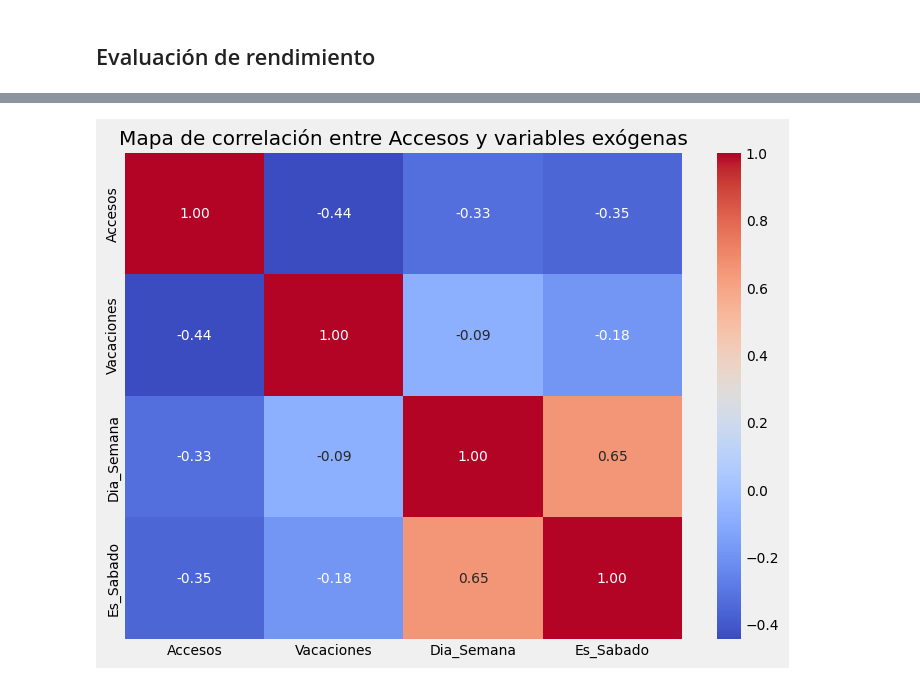
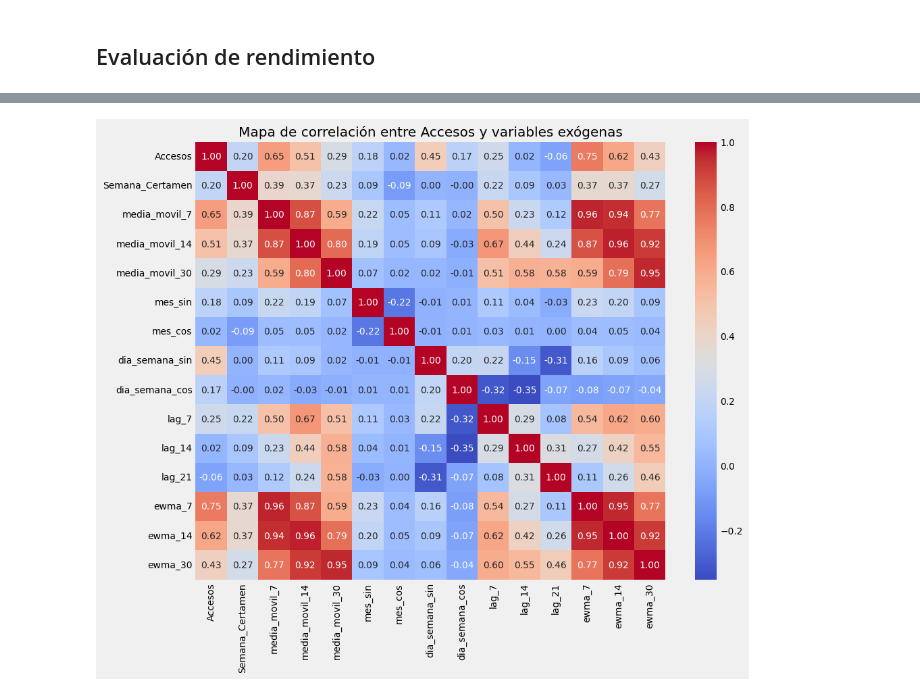
Before and after one commit to BrendanRubilar/IA_Library_Proyect, a Jupyter notebook: LibraryUseRF.ipynb, the cells around one changed output, grey strips where cells are left out. Saved outputs shown, nothing was run; the diff lists cells and outputs as text; code cells hidden in the pictures.

```diff
--- a/LibraryUseRF.ipynb
+++ b/LibraryUseRF.ipynb
@@ -100 +75,7 @@ daily_counts_full = fechas_completas.merge(
+# %%
+try:
+    daily_counts_full = pd.read_csv("Datasets/daily_counts_full.csv")
+except FileNotFoundError:
+    print("Error: No se encontró el archivo 'daily_counts_full.csv'")
+    exit(1)
 # %%
@@ -142,0 +152,12 @@ daily_counts_full.tail(10)
+# %%
+# Agrupar por año, semestre y semana del semestre
+semanas_semestre_mayor_ingreso = (
+    daily_counts_full
+    .groupby(['Año', 'Semestre', 'Semana_Semestre'])['Accesos']
+    .sum()
+    .reset_index()
+    .sort_values('Accesos', ascending=False)
+)
+
+print(semanas_semestre_mayor_ingreso.head(10))
+daily_counts_full['Semana_Certamen'] = daily_counts_full['Semana_Semestre'].isin([6, 7]).astype(int)
@@ -191,0 +206,15 @@ Test dates  : 350 --- 437  (n=88)
+# %%
+daily_counts_full = agregar_lags(daily_counts_full, 'Accesos', [7, 14, 21])
+
+daily_counts_full = daily_counts_full.dropna().reset_index(drop=True)
+
+X = daily_counts_full[['Vacaciones', 'Semana_Certamen','media_movil_7',
+                      'mes_sin', 'mes_cos', 'dia_semana_sin', 'dia_semana_cos','ewma_7','ewma_14','ewma_30']]
+y = daily_counts_full['Accesos']
+
+X_train, X_test, y_train, y_test = train_test_split(
+    X, y, test_size=0.2, shuffle=False
+)
+
+print(f"Datos de entrenamiento: {len(X_train)}")
+print(f"Datos de prueba: {len(X_test)}")
@@ -288,17 +335,12 @@ Error Porcentual Absoluto Medio (MAPE): 142.59%
 # %%
-import seaborn as sns
-import matplotlib.pyplot as plt
+corr_df = daily_counts_full[['Accesos', 'Semana_Certamen','media_movil_7','media_movil_14','media_movil_30',
+                      'mes_sin', 'mes_cos', 'dia_semana_sin', 'dia_semana_cos','lag_7', 'lag_14', 'lag_21','ewma_7','ewma_14','ewma_30']].copy()
 
-# Selecciona solo las columnas numéricas relevantes
-corr_df = daily_counts_full[['Accesos', 'Vacaciones', 'Dia_Semana', 'Es_Sabado']]
-
-# Calcula la matriz de correlación
 corr_matrix = corr_df.corr()
 
-# Mapa de calor
-plt.figure(figsize=(8, 6))
+plt.figure(figsize=(10, 8))
 sns.heatmap(corr_matrix, annot=True, cmap='coolwarm', fmt=".2f")
 plt.title('Mapa de correlación entre Accesos y variables exógenas')
 plt.show()
 # %% [output]
-[figure, old version]
+[figure, new version]
```
Also changed, not shown: parts of 29 cells of this notebook, 12 other files.
